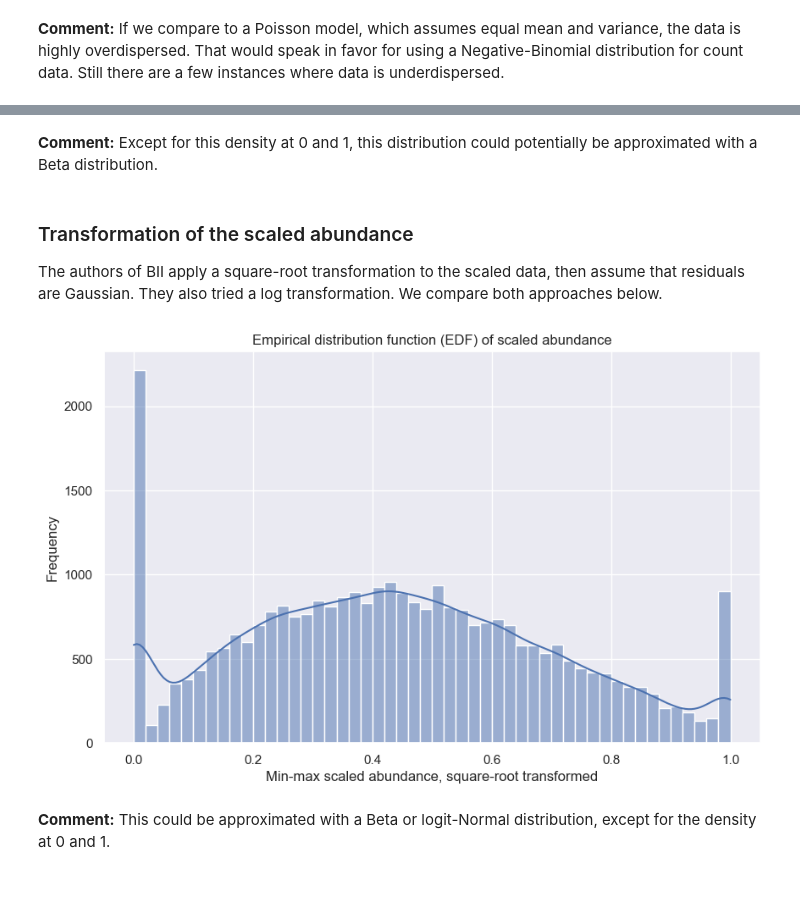
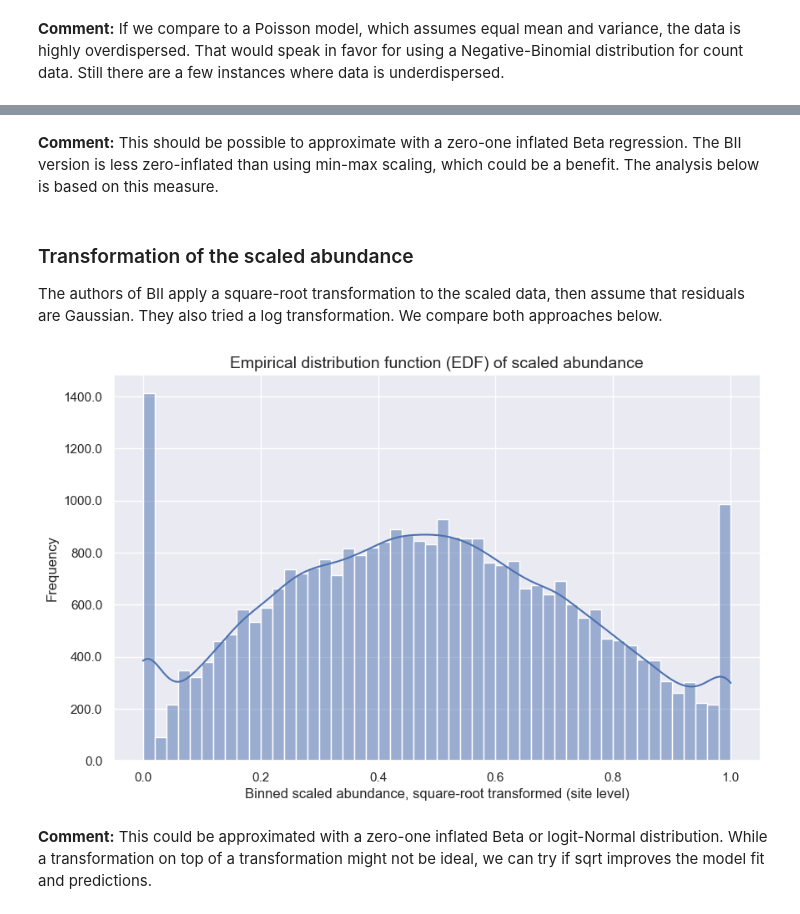
Before and after one commit to j-nystrom/biodiversity-impacts, a Jupyter notebook: notebooks/predicts_data_exploration.ipynb, the cells around one changed output, grey strips where cells are left out. Drawn from its saved outputs; the diff is of its cells as text; code cells hidden in the pictures; blank space fills up the shorter version.

Commit message:
finished comp similarity analysis

```diff
--- a/notebooks/predicts_data_exploration.ipynb
+++ b/notebooks/predicts_data_exploration.ipynb
@@ -659,19 +747,16 @@ plot_histogram_with_density(
 # %%
-# Calculate the total abundance for each site
+# Calculate the total abundance for each site, grouped by study
 df_study_site_abund = df_abundance.copy()
 df_study_site_abund = (
-    pd.DataFrame(
-        df_study_site_abund.groupby(["SS", "SSS"])["Effort_corrected_measurement"].sum()
-    )
+    df_study_site_abund.groupby(["SS", "SSBS"])["Effort_corrected_measurement"]
+    .sum()
     .reset_index()
     .rename(columns={"Effort_corrected_measurement": "Site_abundance"})
 )
 # %%
-# Calculate the max and min abundance within each study
+# Calculate the max and min total abundance within each study
 df_study_min_max = (
-    pd.DataFrame(
-        df_study_site_abund.groupby("SS")["Site_abundance"].agg(["min", "max"])
-    )
+    (df_study_site_abund.groupby("SS")["Site_abundance"].agg(["min", "max"]))
     .reset_index()
     .rename(columns={"min": "Min_abundance", "max": "Max_abundance"})
 )
@@ -685,9 +770,10 @@ df_study_site_scaled = df_study_site_abund.join(
 abund = df_study_site_scaled["Site_abundance"]
 min_abund = df_study_site_scaled["Min_abundance"]
 max_abund = df_study_site_scaled["Max_abundance"]
-df_study_site_scaled["Abundance_min_max"] = (abund - min_abund) / (
-    max_abund - min_abund
-)
+df_study_site_scaled["Abundance_scaled"] = (abund - min_abund) / (max_abund - min_abund)
+
+# NOTE: The BII authors don't do min-max scaling, they do abundance / max_abundance
+df_study_site_scaled["Abundance_scaled_BII"] = abund / max_abund
 # %%
 plot_histogram_with_density(
     df_study_site_scaled,
@@ -702,29 +799,26 @@ plot_histogram_with_density(
 # %% [markdown]
-**Comment:** Except for this density at 0 and 1, this distribution could potentially be approximated with a Beta distribution.
+**Comment:** This should be possible to approximate with a zero-one inflated Beta regression. The BII version is less zero-inflated than using min-max scaling, which could be a benefit. The analysis below is based on this measure.
 # %% [markdown]
 ### Transformation of the scaled abundance
 
 The authors of BII apply a square-root transformation to the scaled data, then assume that residuals are Gaussian. They also tried a log transformation. We compare both approaches below.
 # %%
 # Do square-root transformation of the scaled data
-df_study_site_scaled["Min_max_sqrt"] = 0.0
-mask = df_study_site_scaled["Abundance_min_max"] > 0
-
-df_study_site_scaled.loc[mask, "Min_max_sqrt"] = np.sqrt(
-    df_study_site_scaled.loc[mask, "Abundance_min_max"]
+f_study_site_scaled["Scaled_abund_sqrt"] = np.sqrt(
+    df_study_site_scaled["Abundance_scaled_BII"]
 )
 # %%
 plot_histogram_with_density(
     df_study_site_scaled,
-    data_col="Min_max_sqrt",
+    data_col="Scaled_abund_sqrt",
     title="Empirical distribution function (EDF) of scaled abundance",
-    xlabel="Min-max scaled abundance, square-root transformed",
+    xlabel="Binned scaled abundance, square-root transformed (site level)",
     bins=50,
     kde=True,
 )
 # %% [output]
-[figure, old version]
+[figure, new version]
 # %% [markdown]
-**Comment:** This could be approximated with a Beta or logit-Normal distribution, except for the density at 0 and 1.
+**Comment:** This could be approximated with a zero-one inflated Beta or logit-Normal distribution. While a transformation on top of a transformation might not be ideal, we can try if sqrt improves the model fit and predictions.
 # %%
 # Do log transformation of the scaled data
```
Also changed, not shown: parts of 60 cells of this notebook.
